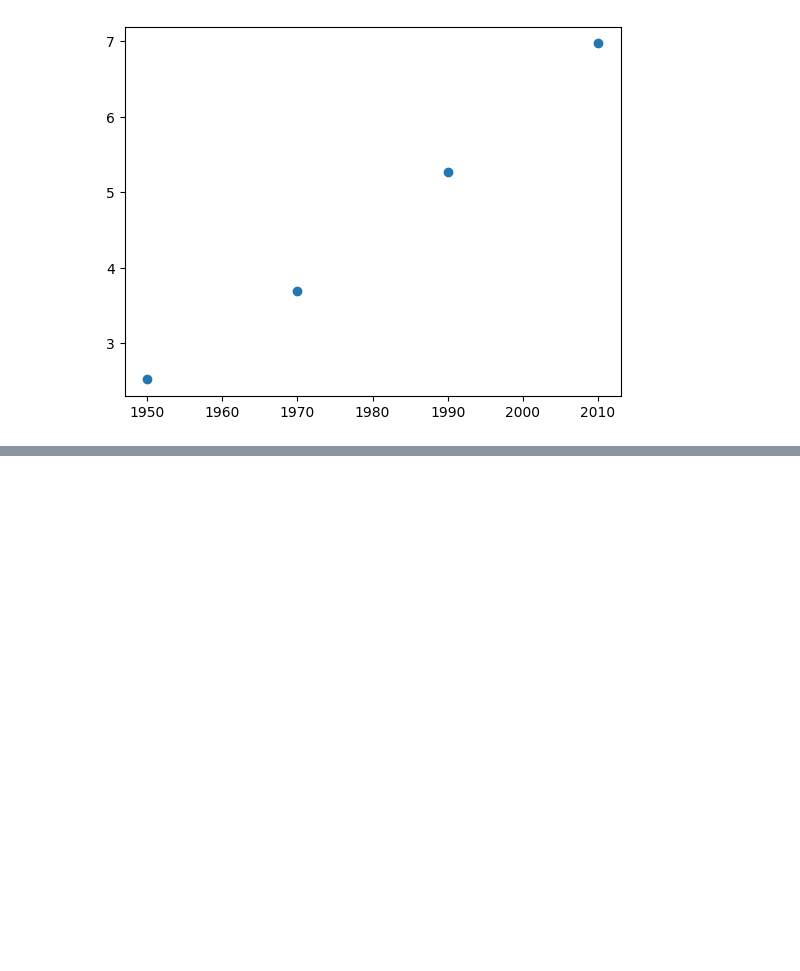
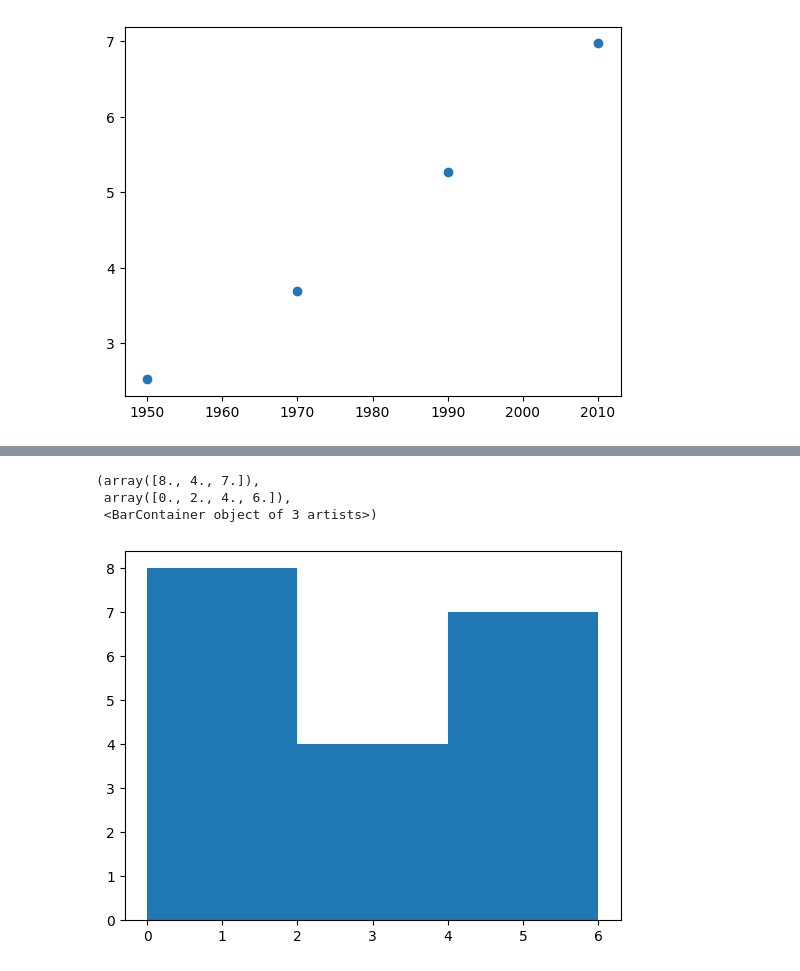
Before and after one commit to AalokAtre/python_course, a Jupyter notebook: project/docs/matplotlib.ipynb, the cells around one changed output, grey strips where cells are left out. Saved outputs shown, nothing was run; the diff lists cells and outputs as text; code cells hidden in the pictures; blank space fills up the shorter version.

```diff
--- a/project/docs/matplotlib.ipynb
+++ b/project/docs/matplotlib.ipynb
@@ -19,0 +42,8 @@ plt.scatter(year, pop)
+# %%
+values = [0,0.2,1,0.3,1.3,2.6,1.5,3.2,4,4.2,3.1,1.2,4.8,3.9,6,5.1,4.2,5.7,0.4]
+plt.hist(values, bins = 3)
+# %% [output]
+(array([8., 4., 7.]),
+ array([0., 2., 4., 6.]),
+ <BarContainer object of 3 artists>)
+[figure, added]
```
Also changed, not shown: parts of 4 cells of this notebook, 1 other file.
